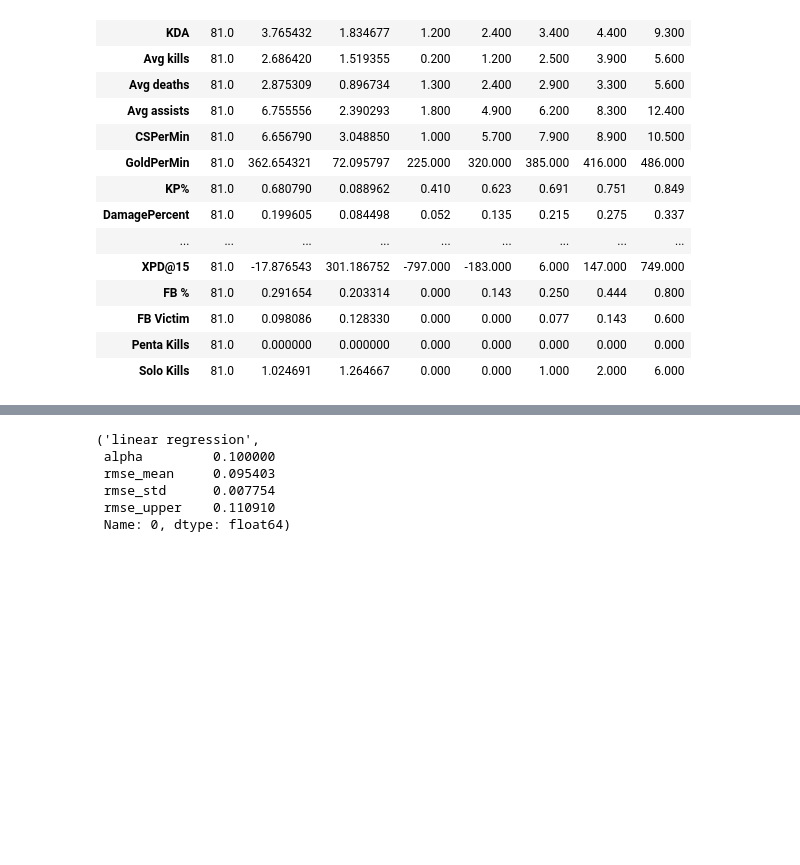
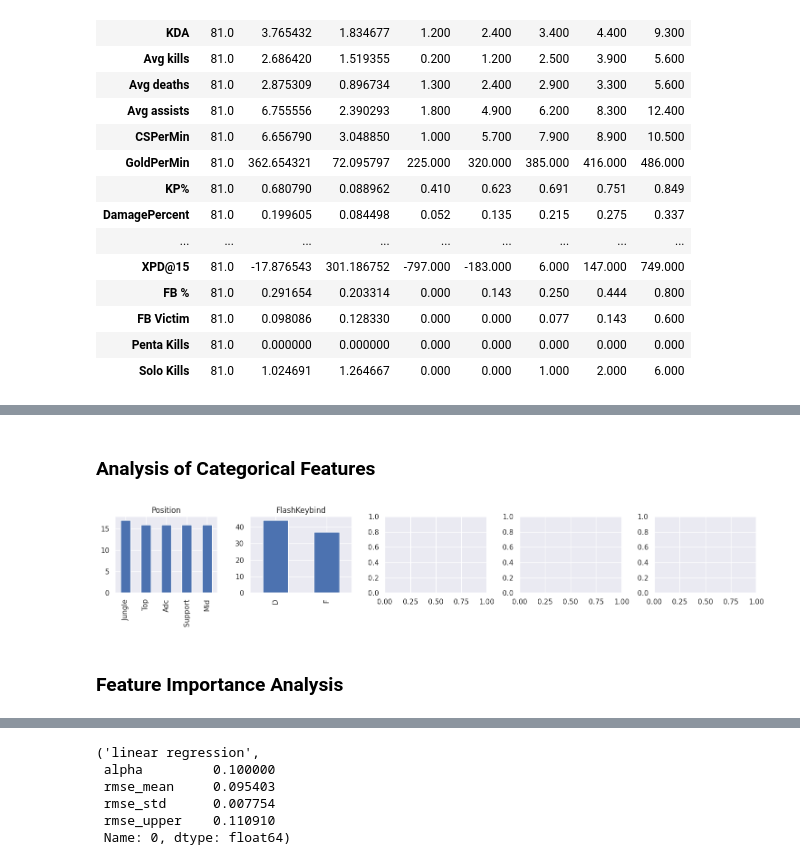
Before and after one commit to spencer18001/ml_zoomcamp_project_2024_midterm, a Jupyter notebook: Notebook/notebook.ipynb, the cells around one changed output, grey strips where cells are left out. Drawn from its saved outputs; the diff is of its cells as text; code cells hidden in the pictures; blank space fills up the shorter version.

```diff
--- a/Notebook/notebook.ipynb
+++ b/Notebook/notebook.ipynb
@@ -131,0 +179,22 @@ df.drop(columns=["Penta Kills"], inplace=True)
+# %% [markdown]
+### Analysis of Categorical Features
+# %%
+cat_cols = df.select_dtypes(include=["object"]).columns
+num_plots = len(cat_cols)
+num_rows = math.ceil(num_plots / 5.0)
+
+fig, axs = plt.subplots(num_rows, 5, figsize=(15, num_rows*3))
+axs = axs.flatten()
+for i, col in enumerate(cat_cols):
+    ax = axs[i]
+    df[col].value_counts().plot(
+        kind='bar',
+        ax=ax,
+        title=col,
+        xlabel=''
+    )
+plt.tight_layout()
+# %% [output]
+[figure, added]
+# %% [markdown]
+### Feature Importance Analysis
```
Also changed, not shown: parts of 48 cells of this notebook.
